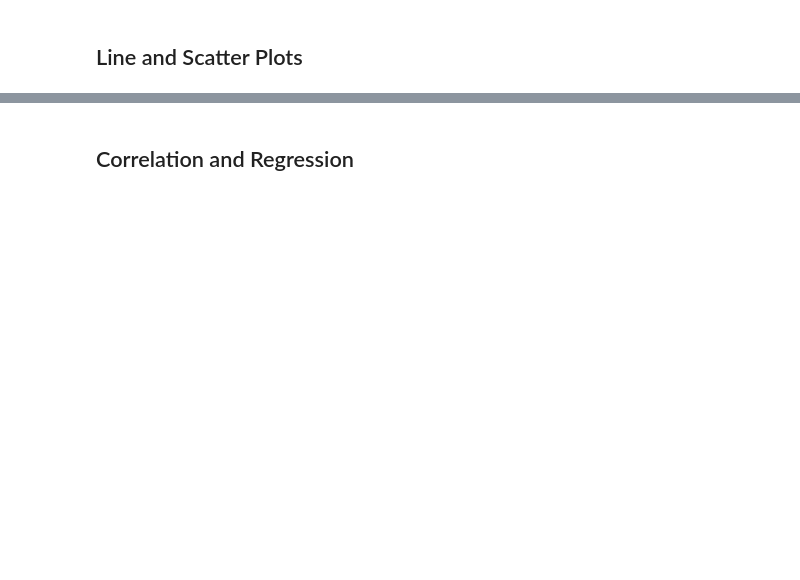
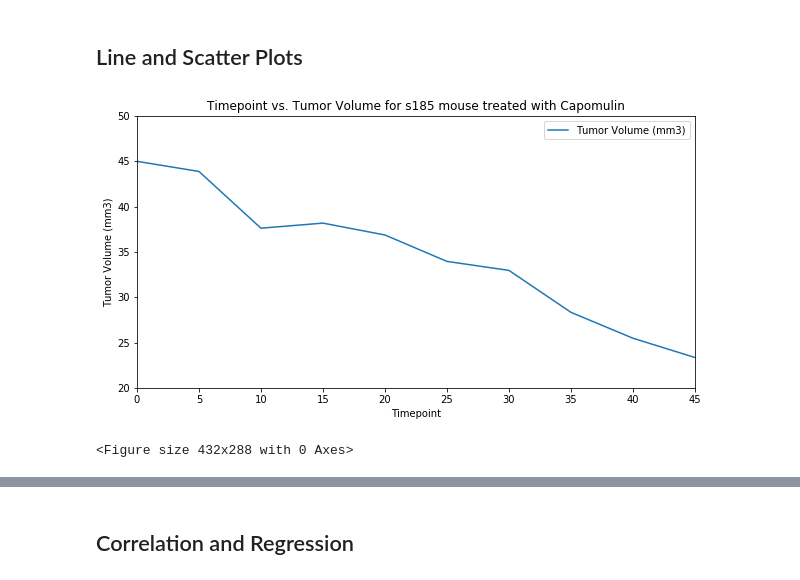
Before and after one commit to eobianyor/Matplotlib-project, a Jupyter notebook: Pymaceuticals/pymaceuticals_starter.ipynb, the cells around one changed output, grey strips where cells are left out. Drawn from its saved outputs; the diff is of its cells as text; code cells hidden in the pictures; blank space fills up the shorter version.

```diff
--- a/Pymaceuticals/pymaceuticals_starter.ipynb
+++ b/Pymaceuticals/pymaceuticals_starter.ipynb
@@ -459,16 +523,20 @@ MicemaxTimept_df.head(50)
 ## Line and Scatter Plots
 # %%
 # Generate a line plot of time point versus tumor volume for a mouse treated with Capomulin
+Capomulin_df = metadata_studyresults.loc[(metadata_studyresults['Drug Regimen']=="Capomulin")]
 Capomulin_1mice_df = Capomulin_df.loc[Capomulin_df["Mouse ID"]=="s185"]
 Capomulin_LinePlot_df = Capomulin_1mice_df[["Timepoint","Tumor Volume (mm3)"]]
 Capomulin_LinePlot_df = Capomulin_LinePlot_df.set_index("Timepoint")
 Capomulin_LinePlot_df.plot(kind='line', figsize=(10,5))
 plt.title("Timepoint vs. Tumor Volume for s185 mouse treated with Capomulin")
 plt.xlabel("Timepoint")
 plt.ylabel("Tumor Volume (mm3)")
 plt.xlim(0, 45)
 plt.ylim(20, 50)
 plt.show()
 plt.tight_layout()
+# %% [output]
+[figure, added]
+<Figure size 432x288 with 0 Axes>
 # %%
 # Generate a scatter plot of mouse weight versus average tumor volume for the Capomulin regimen
```
Also changed, not shown: parts of 7 cells of this notebook.
